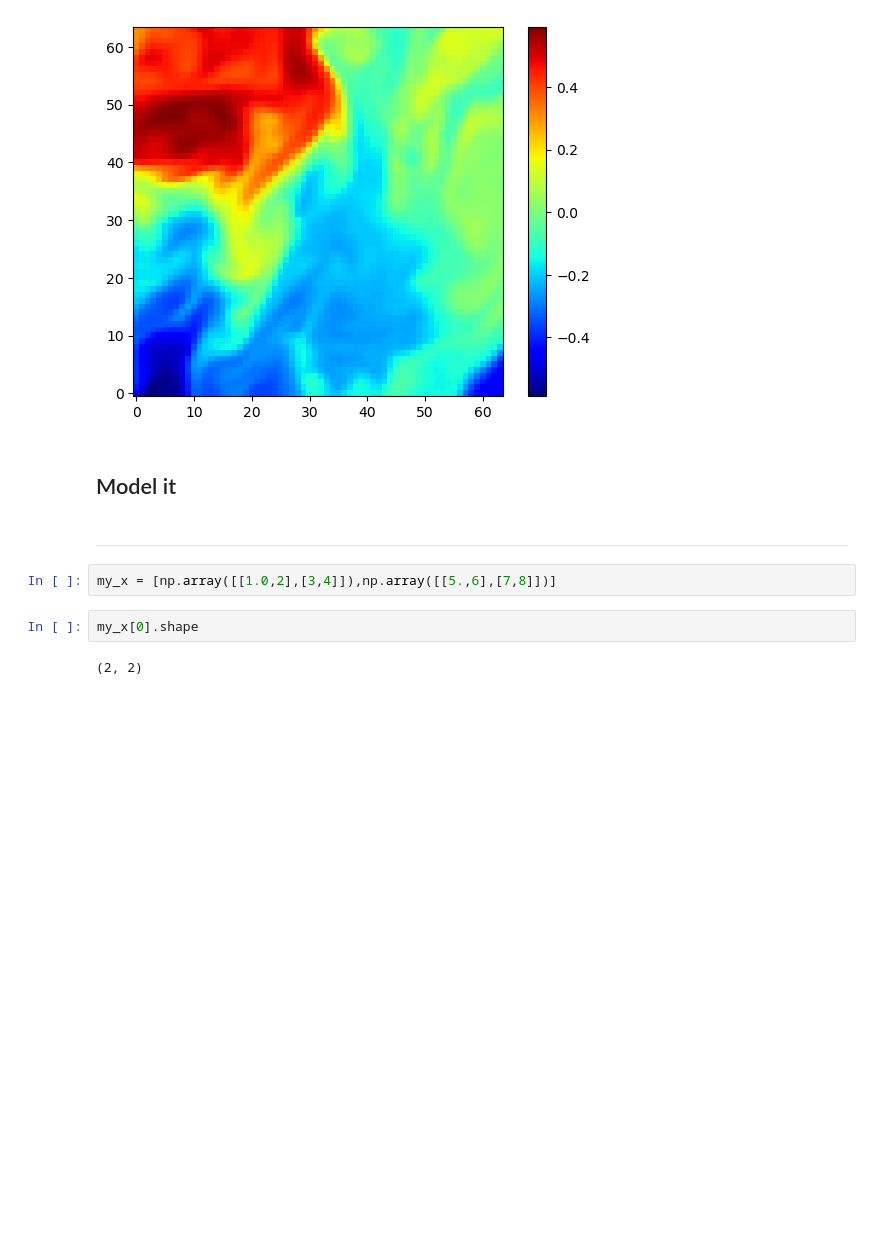
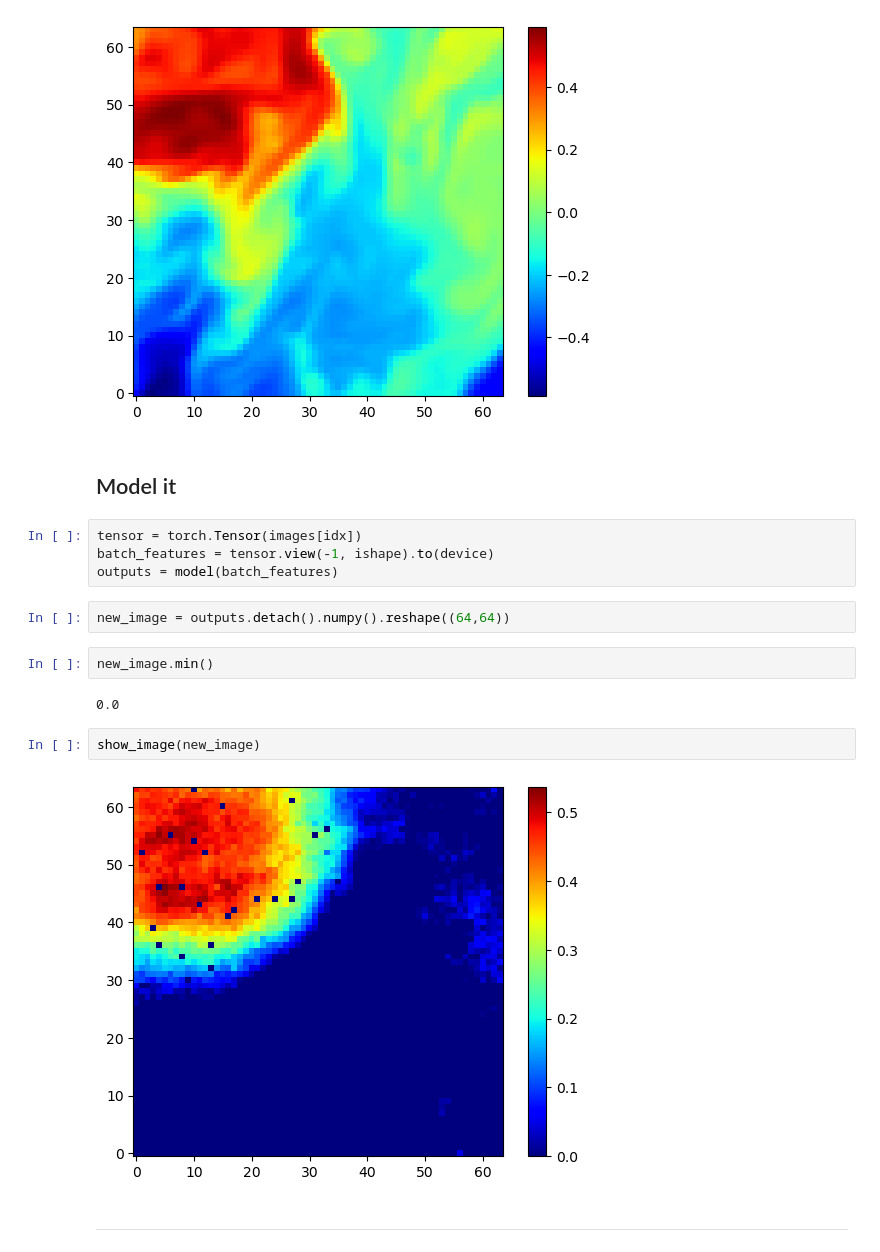
Before and after one commit to profxj/sio-sandbox, a Jupyter notebook: nb/Milan/auto_encoder.ipynb, the cells around one changed output. Saved outputs shown, nothing was run; the diff lists cells and outputs as text; blank space fills up the shorter version.

```diff
--- a/nb/Milan/auto_encoder.ipynb
+++ b/nb/Milan/auto_encoder.ipynb
@@ -164,11 +164,19 @@ show_image(images[idx,...])
 [figure]
 # %% [markdown]
 ## Model it
+# %%
+tensor = torch.Tensor(images[idx])
+batch_features = tensor.view(-1, ishape).to(device)
+outputs = model(batch_features)
+# %%
+new_image = outputs.detach().numpy().reshape((64,64))
+# %%
+new_image.min()
+# %% [output]
+0.0
+# %%
+show_image(new_image)
+# %% [output]
+[figure, added]
 # %% [markdown]
 ----
-# %%
-my_x = [np.array([[1.0,2],[3,4]]),np.array([[5.,6],[7,8]])]
-# %%
-my_x[0].shape
-# %% [output]
-(2, 2)
```
Also changed, not shown: parts of 1 cell of this notebook.
